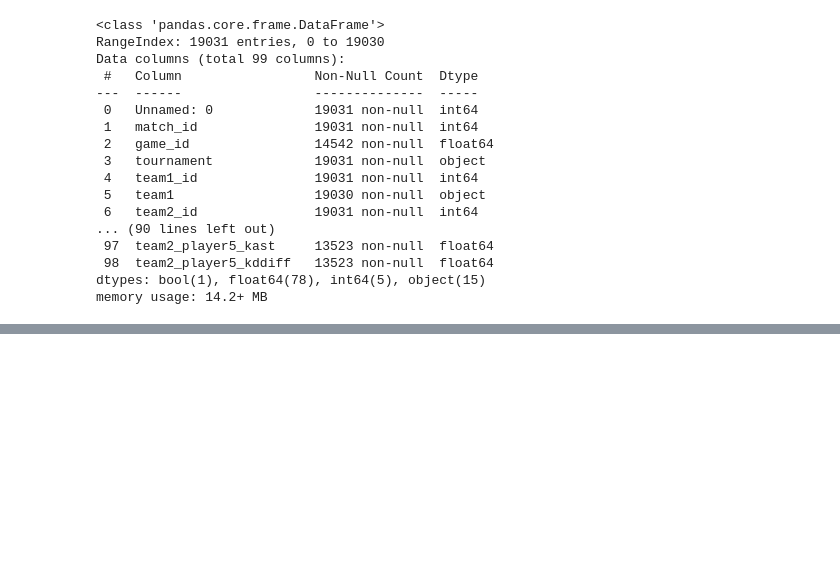
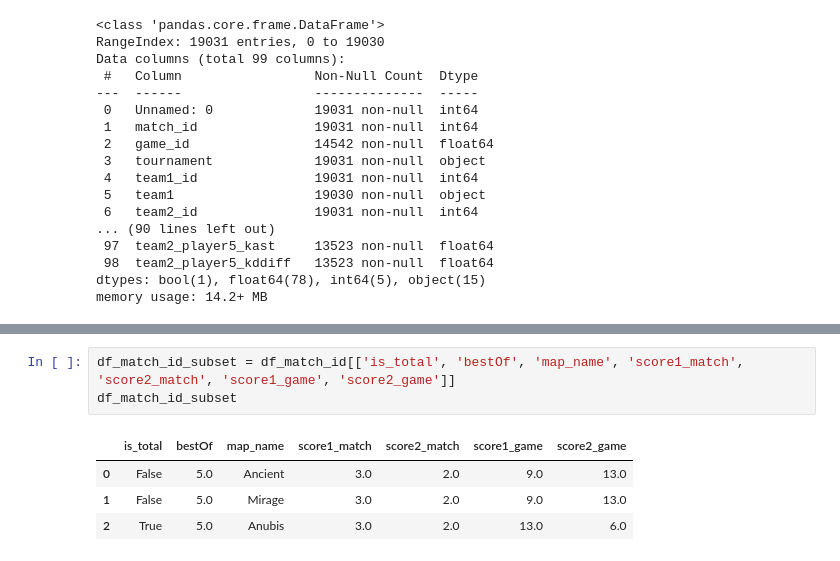
Before and after one commit to GubkinKirill/-Python_and_ML, a Jupyter notebook: counter-strike.ipynb, the cells around one changed output, grey strips where cells are left out. Drawn from its saved outputs; the diff is of its cells as text; blank space fills up the shorter version.

```diff
--- a/counter-strike.ipynb
+++ b/counter-strike.ipynb
@@ -103,0 +109,8 @@ print(maps)
+# %%
+df_match_id_subset = df_match_id[['is_total', 'bestOf', 'map_name', 'score1_match', 'score2_match', 'score1_game', 'score2_game']]
+df_match_id_subset
+# %% [output]
+|  | is_total | bestOf | map_name | score1_match | score2_match | score1_game | score2_game |
+| 0 | False | 5.0 | Ancient | 3.0 | 2.0 | 9.0 | 13.0 |
+| 1 | False | 5.0 | Mirage | 3.0 | 2.0 | 9.0 | 13.0 |
+| 2 | True | 5.0 | Anubis | 3.0 | 2.0 | 13.0 | 6.0 |
```
Also changed, not shown: parts of 7 cells of this notebook.
